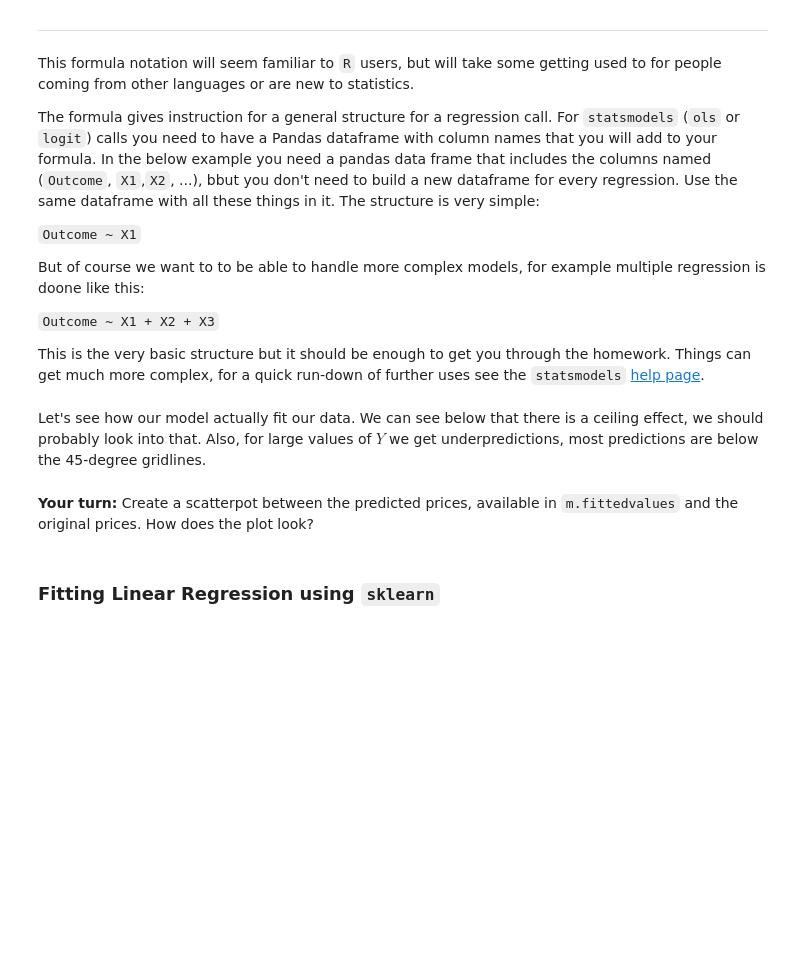
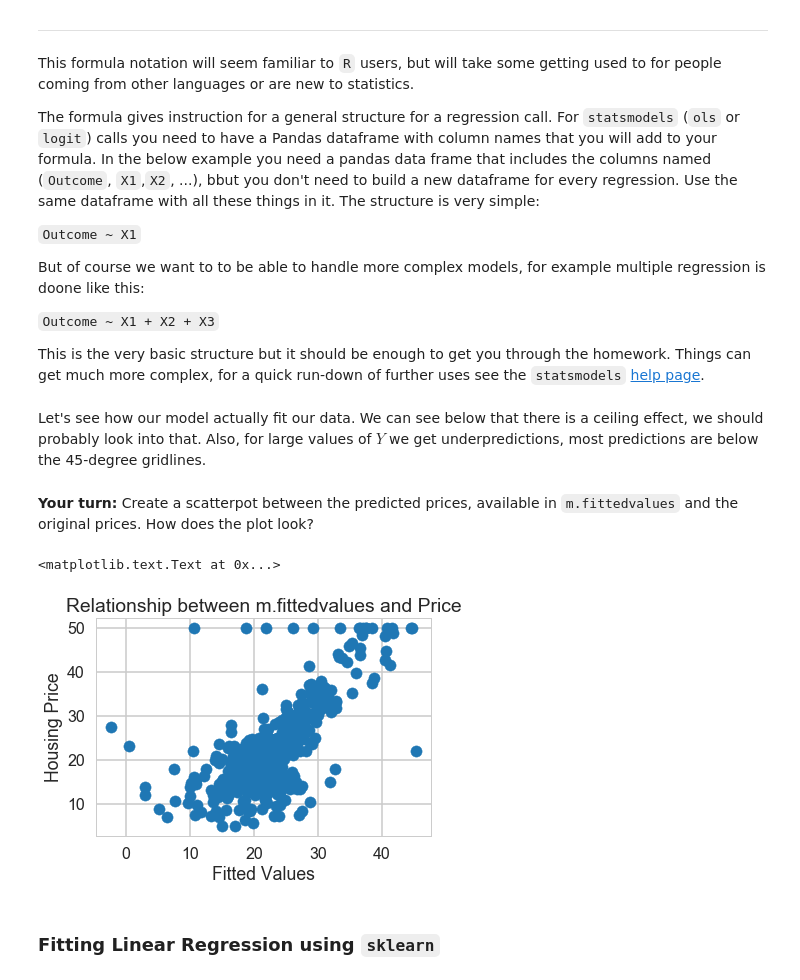
Before and after one commit to nimbleltd/Mini_Project_Linear_Regression, a Jupyter notebook: Mini_Project_Linear_Regression.ipynb, the cells around one changed output. Drawn from its saved outputs; the diff is of its cells as text; code cells hidden in the pictures; blank space fills up the shorter version.

```diff
--- a/Mini_Project_Linear_Regression.ipynb
+++ b/Mini_Project_Linear_Regression.ipynb
@@ -380,3 +378,12 @@ Let's see how our model actually fit our data. We can see below that there is a
+# %%
+#your turn: scatter plot between *m.fittedvalues* and *PRICE*
+plt.scatter(m.fittedvalues, bos.PRICE)
+plt.xlabel("Fitted Values")
+plt.ylabel("Housing Price")
+plt.title("Relationship between m.fittedvalues and Price")
+# %% [output]
+<matplotlib.text.Text at 0x...>
+[figure, added]
 # %% [markdown]
 ### Fitting Linear Regression using `sklearn`
 # %%
```
Also changed, not shown: parts of 5 cells of this notebook.
